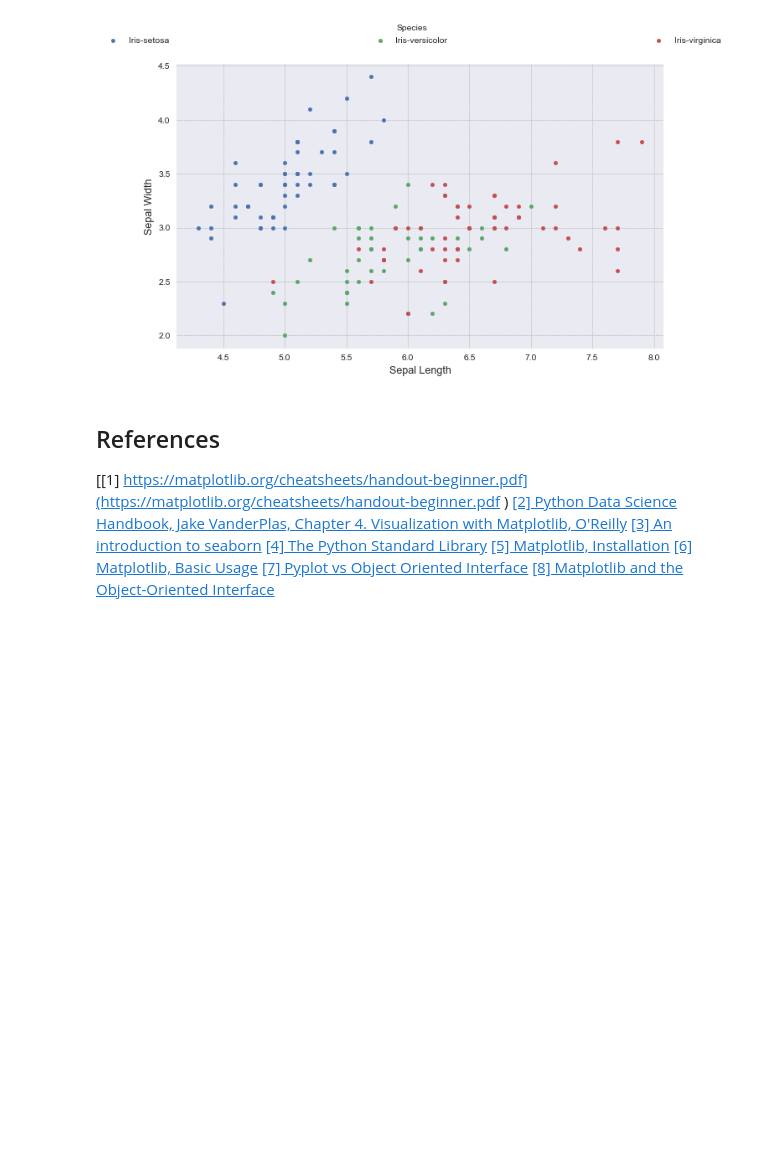
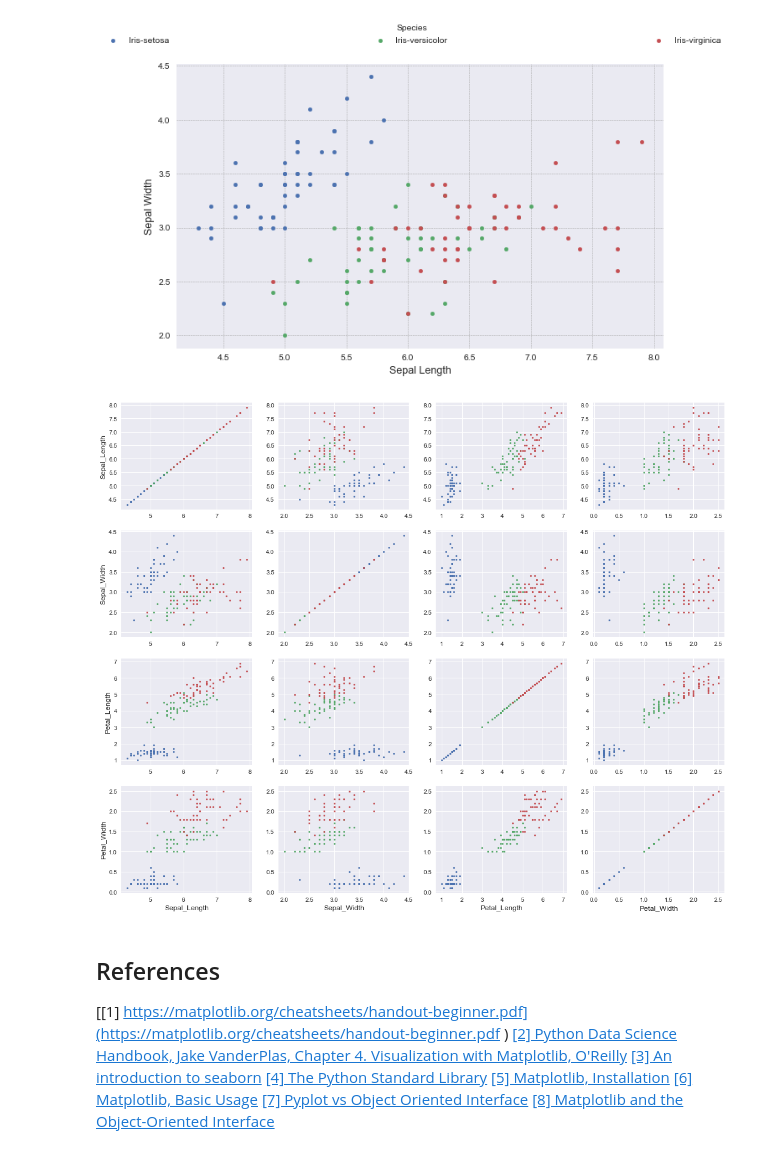
Before and after one commit to przemekbil/FoDA_2021, a Jupyter notebook: pyplot.ipynb, the cells around one changed output. Cells and saved outputs as stored; diff of their text form; code cells hidden in the pictures; blank space fills up the shorter version.

Commit message:
Pairplot-like plot added using matplotlib and 'for' loops

```diff
--- a/pyplot.ipynb
+++ b/pyplot.ipynb
@@ -226,6 +226,37 @@ fig.legend(
 plt.show()
 # %% [output]
 [figure]
+# %%
+# Only numeric columns selected from Iris df as per:
+# https://stackoverflow.com/questions/25039626/how-do-i-find-numeric-columns-in-pandas
+numerics = ['int16', 'int32', 'int64', 'float16', 'float32', 'float64']
+columns = iris.select_dtypes(include=numerics).columns
+nr = len(columns)
+# %%
+fig, ax = plt.subplots(nr,nr, figsize=(18,15))
+
+
+ix=0
+for cx in columns:
+    iy=0
+    for cy in columns:
+        for c in iris['Class'].unique():
+            ax[iy, ix].scatter(
+                iris[iris['Class']==c][cx], # X values
+                iris[iris['Class']==c][cy],  # Y values
+                label=c,                                # Use the class as a label
+                marker=".",                             # Marker type, for list of possible values check: https://matplotlib.org/stable/api/markers_api.html#module-matplotlib.markers
+                s=30                                    # Marker size, default is plt.rcParams['lines.markersize'] ** 2
+            )
+            # Set the labels on the Axes instance only at the most left and bottom Axes:
+            if iy==np.size(ax, 1)-1:
+                ax[iy, ix].set_xlabel(cx, fontsize=12)
+            if ix==0:
+                ax[iy, ix].set_ylabel(cy, fontsize=12)
+        iy+=1
+    ix+=1
+# %% [output]
+[figure, added]
 # %% [markdown]
 ## References
 
```
